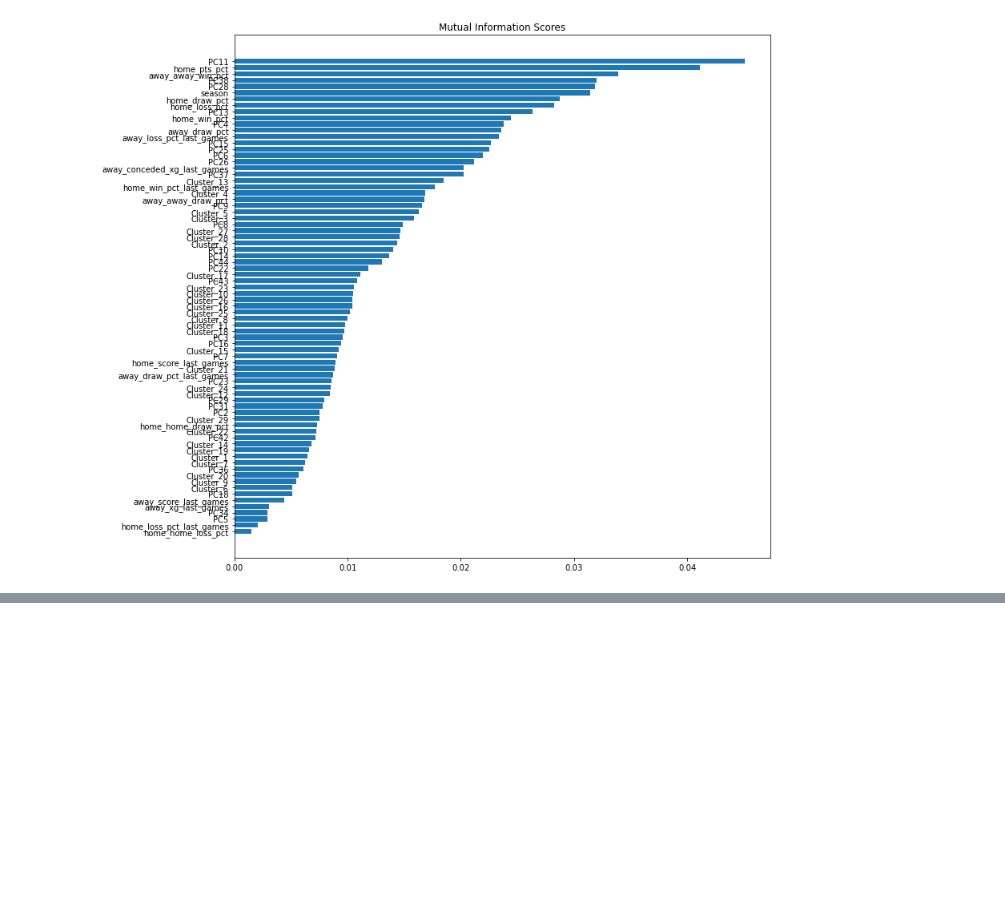
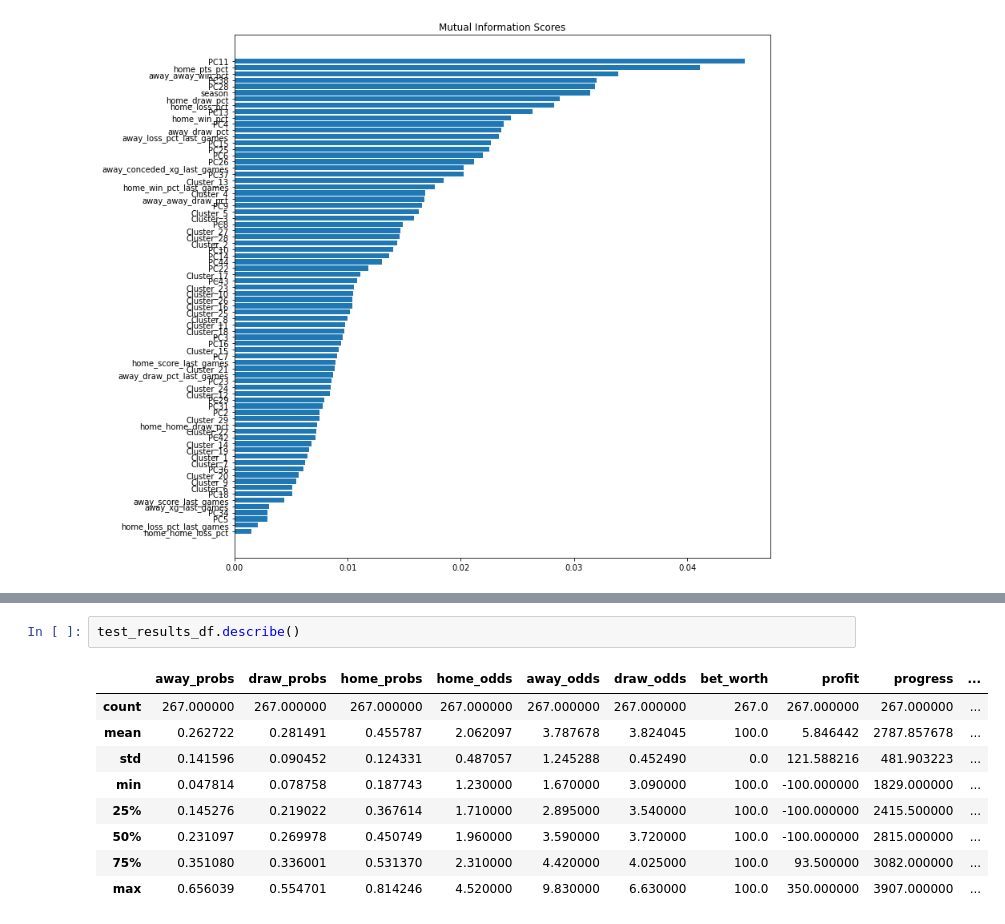
Before and after one commit to caiomelo22/football-predictor, a Jupyter notebook: predictor_v2.ipynb, the cells around one changed output, grey strips where cells are left out. Drawn from its saved outputs; the diff is of its cells as text; blank space fills up the shorter version.

```diff
--- a/predictor_v2.ipynb
+++ b/predictor_v2.ipynb
@@ -266,0 +273,12 @@ display(profit_df)
+# %%
+test_results_df.describe()
+# %% [output]
+|  | away_probs | draw_probs | home_probs | home_odds | away_odds | draw_odds | bet_worth | profit | progress | ... |
+| count | 267.000000 | 267.000000 | 267.000000 | 267.000000 | 267.000000 | 267.000000 | 267.0 | 267.000000 | 267.000000 | ... |
+| mean | 0.262722 | 0.281491 | 0.455787 | 2.062097 | 3.787678 | 3.824045 | 100.0 | 5.846442 | 2787.857678 | ... |
+| std | 0.141596 | 0.090452 | 0.124331 | 0.487057 | 1.245288 | 0.452490 | 0.0 | 121.588216 | 481.903223 | ... |
+| min | 0.047814 | 0.078758 | 0.187743 | 1.230000 | 1.670000 | 3.090000 | 100.0 | -100.000000 | 1829.000000 | ... |
+| 25% | 0.145276 | 0.219022 | 0.367614 | 1.710000 | 2.895000 | 3.540000 | 100.0 | -100.000000 | 2415.500000 | ... |
+| 50% | 0.231097 | 0.269978 | 0.450749 | 1.960000 | 3.590000 | 3.720000 | 100.0 | -100.000000 | 2815.000000 | ... |
+| 75% | 0.351080 | 0.336001 | 0.531370 | 2.310000 | 4.420000 | 4.025000 | 100.0 | 93.500000 | 3082.000000 | ... |
+| max | 0.656039 | 0.554701 | 0.814246 | 4.520000 | 9.830000 | 6.630000 | 100.0 | 350.000000 | 3907.000000 | ... |
```
Also changed, not shown: parts of 3 cells of this notebook, 1 other file.
